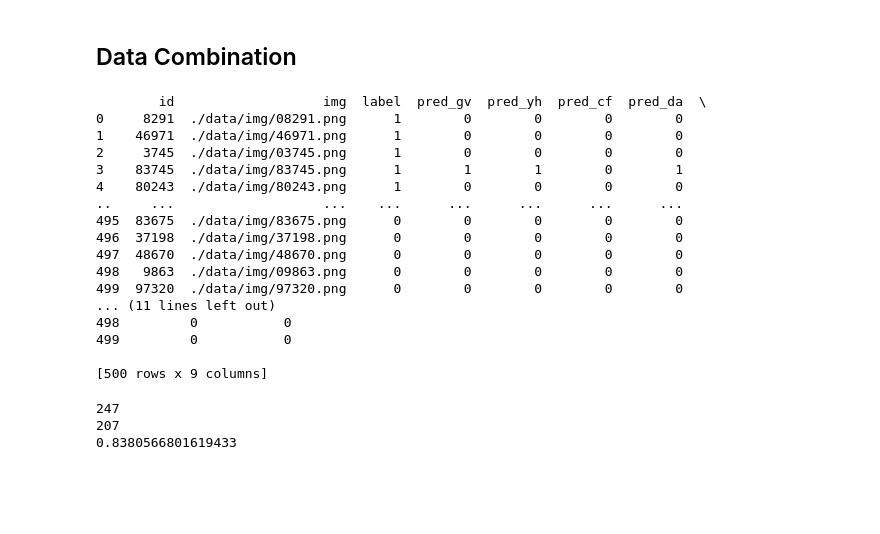
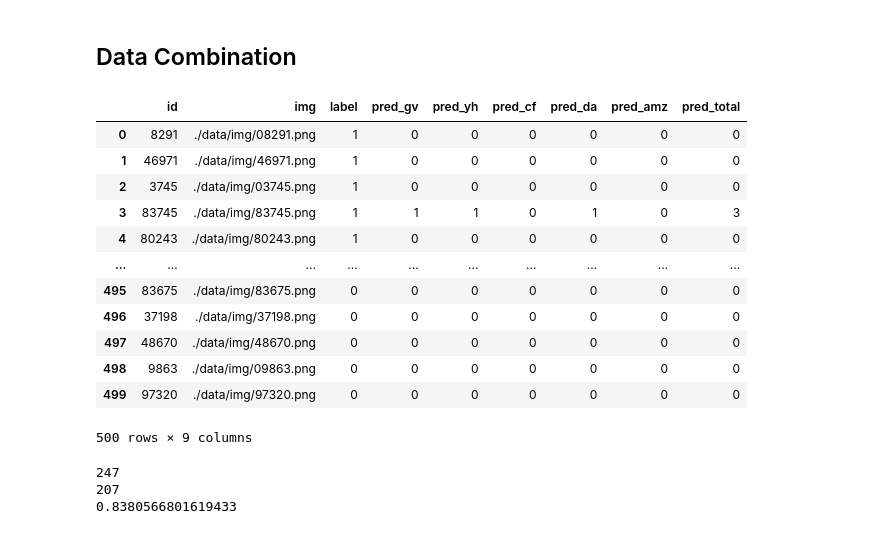
Before and after one commit to monsterandy/hateful_memes, a Jupyter notebook: evaluation.ipynb, the cells around one changed output. Cells and saved outputs as stored; diff of their text form; code cells hidden in the pictures; blank space fills up the shorter version.

```diff
--- a/evaluation.ipynb
+++ b/evaluation.ipynb
@@ -498,25 +498,21 @@ df['pred_da'] = df_deepai['pred_da']
 df['pred_amz'] = df_amz['pred_amz']
 # %%
 df['pred_total'] = df['pred_gv'] + df['pred_yh'] + df_clarifai['pred_cf'] + df_deepai['pred_da'] + df_amz['pred_amz']
-print(df)
+df
 # %% [output]
+|  | id | img | label | pred_gv | pred_yh | pred_cf | pred_da | pred_amz | pred_total |
+| 0 | 8291 | ./data/img/08291.png | 1 | 0 | 0 | 0 | 0 | 0 | 0 |
+| 1 | 46971 | ./data/img/46971.png | 1 | 0 | 0 | 0 | 0 | 0 | 0 |
+| 2 | 3745 | ./data/img/03745.png | 1 | 0 | 0 | 0 | 0 | 0 | 0 |
+| 3 | 83745 | ./data/img/83745.png | 1 | 1 | 1 | 0 | 1 | 0 | 3 |
+| 4 | 80243 | ./data/img/80243.png | 1 | 0 | 0 | 0 | 0 | 0 | 0 |
+| ... | ... | ... | ... | ... | ... | ... | ... | ... | ... |
+| 495 | 83675 | ./data/img/83675.png | 0 | 0 | 0 | 0 | 0 | 0 | 0 |
+| 496 | 37198 | ./data/img/37198.png | 0 | 0 | 0 | 0 | 0 | 0 | 0 |
+| 497 | 48670 | ./data/img/48670.png | 0 | 0 | 0 | 0 | 0 | 0 | 0 |
+| 498 | 9863 | ./data/img/09863.png | 0 | 0 | 0 | 0 | 0 | 0 | 0 |
+| 499 | 97320 | ./data/img/97320.png | 0 | 0 | 0 | 0 | 0 | 0 | 0 |
-        id                   img  label  pred_gv  pred_yh  pred_cf  pred_da  \
-0     8291  ./data/img/08291.png      1        0        0        0        0
-1    46971  ./data/img/46971.png      1        0        0        0        0
-2     3745  ./data/img/03745.png      1        0        0        0        0
-3    83745  ./data/img/83745.png      1        1        1        0        1
-4    80243  ./data/img/80243.png      1        0        0        0        0
-..     ...                   ...    ...      ...      ...      ...      ...
-495  83675  ./data/img/83675.png      0        0        0        0        0
-496  37198  ./data/img/37198.png      0        0        0        0        0
-497  48670  ./data/img/48670.png      0        0        0        0        0
-498   9863  ./data/img/09863.png      0        0        0        0        0
-499  97320  ./data/img/97320.png      0        0        0        0        0
-... (11 lines left out)
-498         0           0
-499         0           0
-
-[500 rows x 9 columns]
+500 rows × 9 columns
 # %%
 df_pos = df[df.label.eq(1)]
 df_pos_rows = df_pos.shape[0]
```
Also changed, not shown: parts of 2 cells of this notebook, 2 other files.
